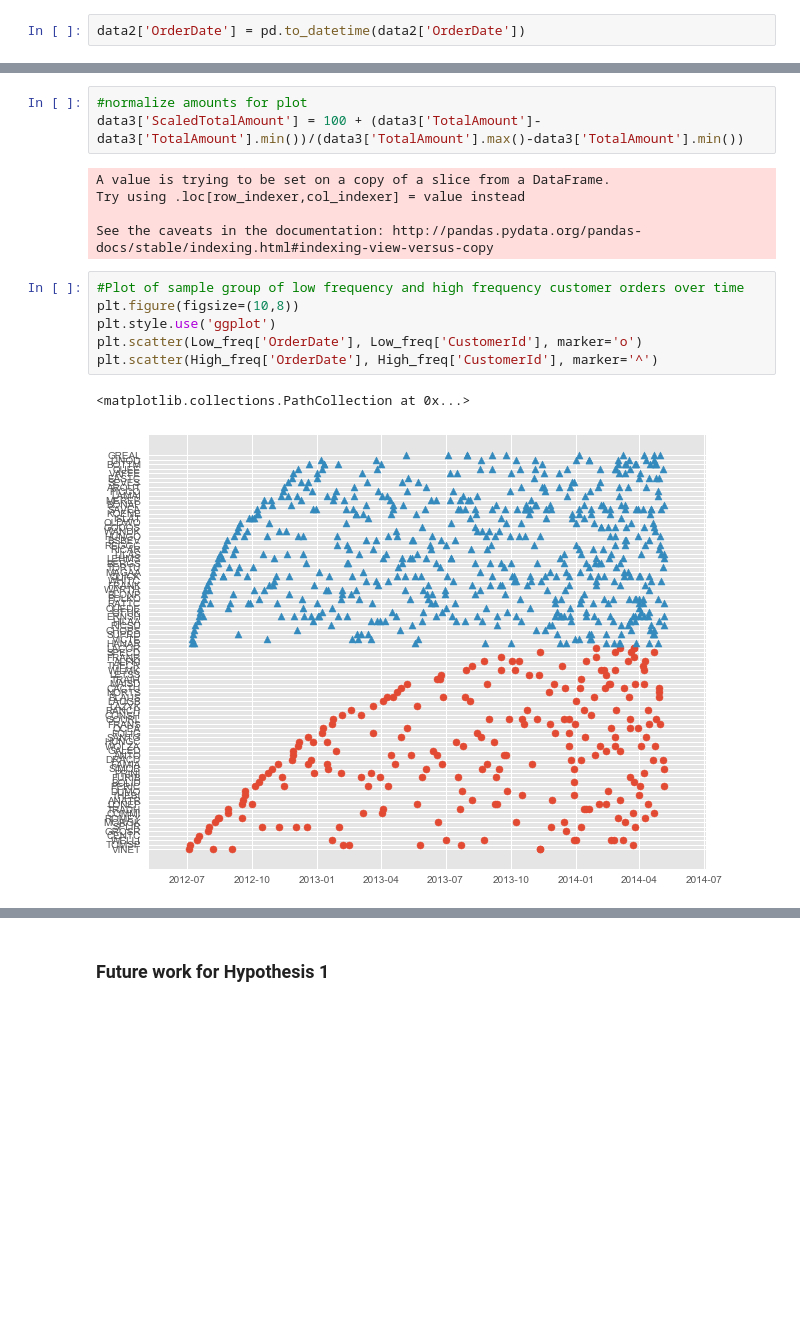
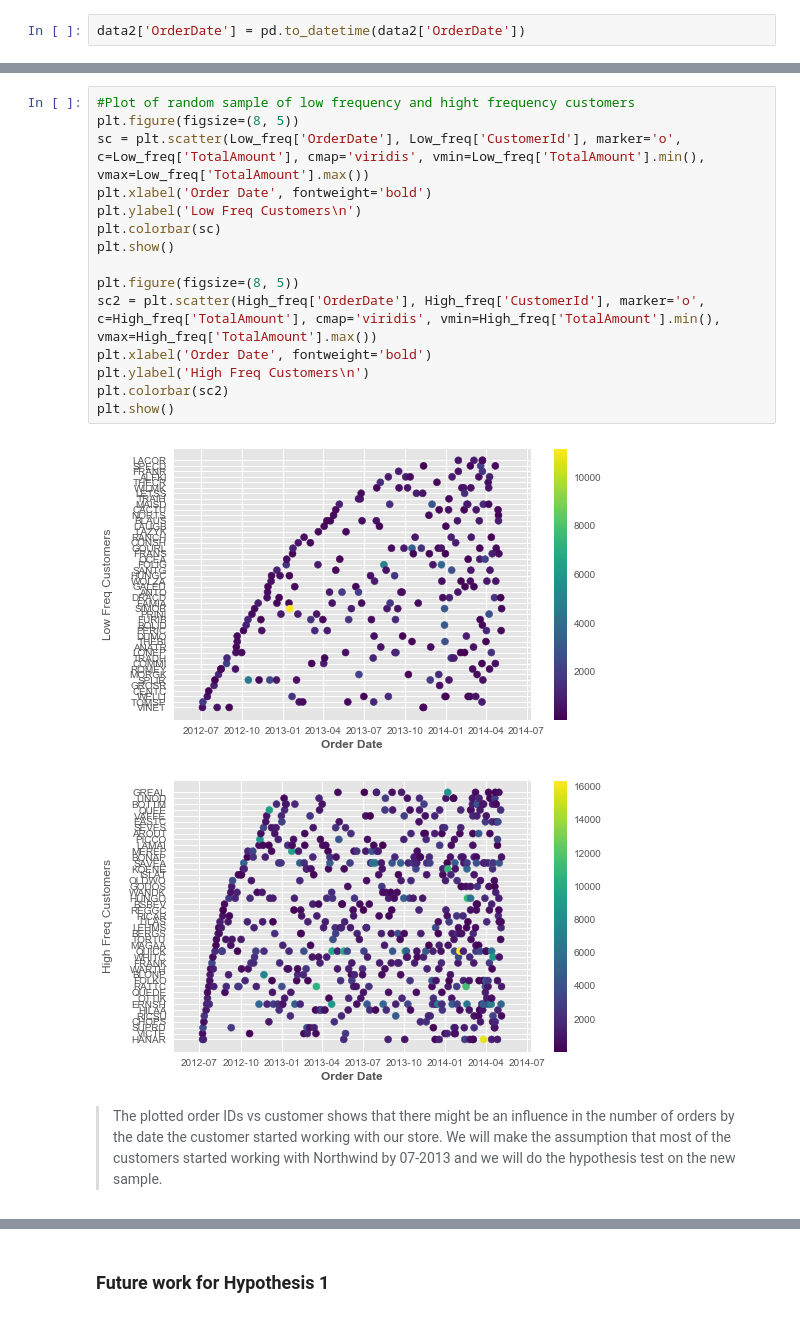
Before and after one commit to Francismorales/dsc-mod-3-project-online-ds-pt-061019, a Jupyter notebook: Project2-Northwind_Hypothesis_Testing.ipynb, the cells around one changed output, grey strips where cells are left out. Cells and saved outputs as stored; diff of their text form; blank space fills up the shorter version.

```diff
--- a/Project2-Northwind_Hypothesis_Testing.ipynb
+++ b/Project2-Northwind_Hypothesis_Testing.ipynb
@@ -256,17 +204,20 @@ print(Low_freq['CustomerId'].nunique())
-# %%
-#normalize amounts for plot
-data3['ScaledTotalAmount'] = 100 + (data3['TotalAmount']-data3['TotalAmount'].min())/(data3['TotalAmount'].max()-data3['TotalAmount'].min())
-# %% [output]
-A value is trying to be set on a copy of a slice from a DataFrame.
-Try using .loc[row_indexer,col_indexer] = value instead
-
-See the caveats in the documentation: http://pandas.pydata.org/pandas-docs/stable/indexing.html#indexing-view-versus-copy
-# %%
-#Plot of sample group of low frequency and high frequency customer orders over time
-plt.figure(figsize=(10,8))
-plt.style.use('ggplot')
-plt.scatter(Low_freq['OrderDate'], Low_freq['CustomerId'], marker='o')
-plt.scatter(High_freq['OrderDate'], High_freq['CustomerId'], marker='^')
-# %% [output]
-<matplotlib.collections.PathCollection at 0x...>
-[figure, removed]
+# %%
+#Plot of random sample of low frequency and hight frequency customers
+plt.figure(figsize=(8, 5))
+sc = plt.scatter(Low_freq['OrderDate'], Low_freq['CustomerId'], marker='o', c=Low_freq['TotalAmount'], cmap='viridis', vmin=Low_freq['TotalAmount'].min(), vmax=Low_freq['TotalAmount'].max())
+plt.xlabel('Order Date', fontweight='bold')
+plt.ylabel('Low Freq Customers\n')
+plt.colorbar(sc)
+plt.show()
+
+plt.figure(figsize=(8, 5))
+sc2 = plt.scatter(High_freq['OrderDate'], High_freq['CustomerId'], marker='o', c=High_freq['TotalAmount'], cmap='viridis', vmin=High_freq['TotalAmount'].min(), vmax=High_freq['TotalAmount'].max())
+plt.xlabel('Order Date', fontweight='bold')
+plt.ylabel('High Freq Customers\n')
+plt.colorbar(sc2)
+plt.show()
+# %% [output]
+[figure, added]
+[figure, added]
+# %% [markdown]
+> The plotted order IDs vs customer shows that there might be an influence in the number of orders by the date the customer started working with our store. We will make the assumption that most of the customers started working with Northwind by 07-2013 and we will do the hypothesis test on the new sample.
```
Also changed, not shown: parts of 50 cells of this notebook.
